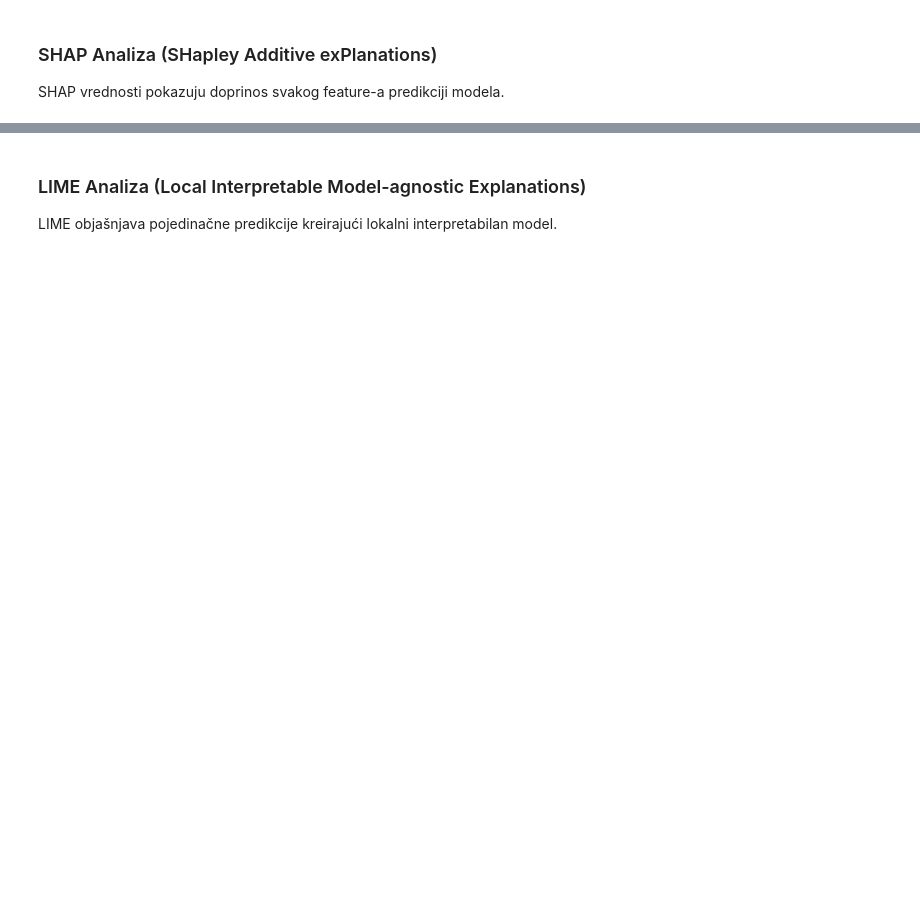
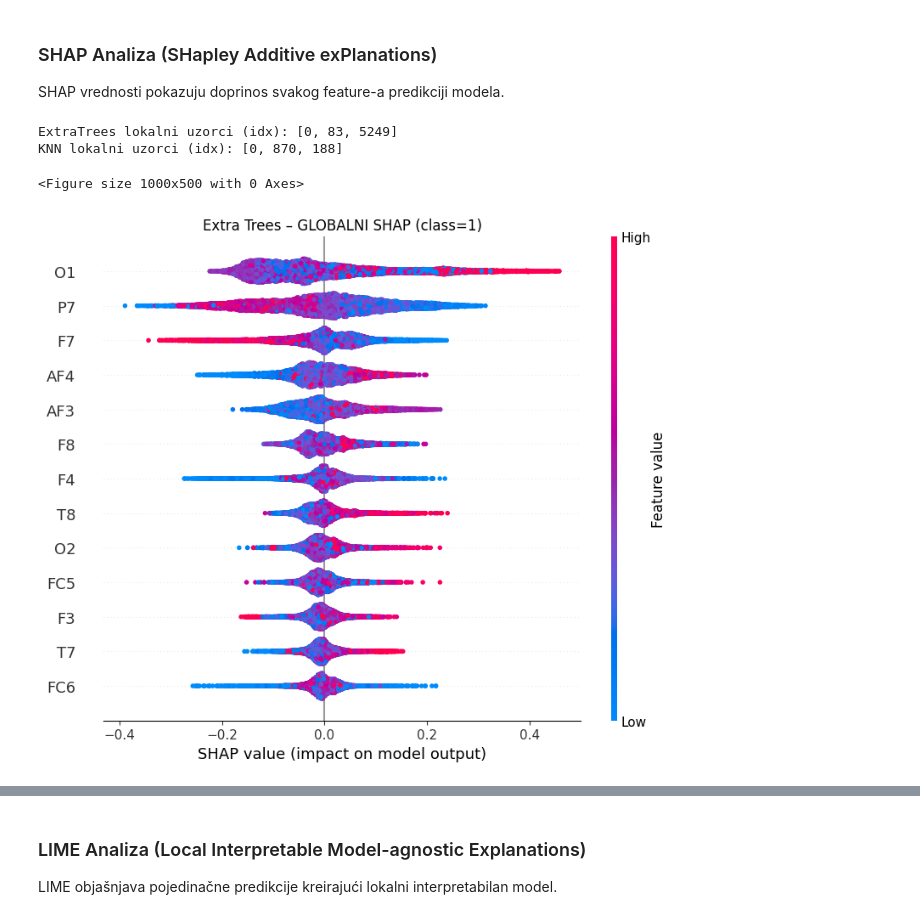
Before and after one commit to bazlooka/elfak-machine-learning, a Jupyter notebook: project 1/notebook.ipynb, the cells around one changed output, grey strips where cells are left out. Drawn from its saved outputs; the diff is of its cells as text; code cells hidden in the pictures; blank space fills up the shorter version.

Commit message:
Izmenejna optmizacija hiperparametara, shap i lime

```diff
--- a/project 1/notebook.ipynb
+++ b/project 1/notebook.ipynb
@@ -1207,3 +1249,79 @@ ValueError: All arrays must be of the same length
 ### SHAP Analiza (SHapley Additive exPlanations)
 
 SHAP vrednosti pokazuju doprinos svakog feature-a predikciji modela.
+# %%
+import numpy as np
+import pandas as pd
+import matplotlib.pyplot as plt
+import shap
+
+X_int = X_no_P8
+y_int = y
+feature_names = X_int.columns.tolist()
+knn_model = knn_best_no_sc
+
+# -------------------------
+# Izaberi 3 primera (tacan, pogresan ako postoji, na granici)
+# -------------------------
+def pick_cases(estimator, X, y):
+    y_pred = estimator.predict(X)
+
+    correct_candidates = np.where(y_pred == y)[0]
+    correct_idx = int(correct_candidates[0]) if len(correct_candidates) else 0
+
+    wrong_candidates = np.where(y_pred != y)[0]
+    wrong_idx = int(wrong_candidates[0]) if len(wrong_candidates) else correct_idx
+
+    if hasattr(estimator, "predict_proba"):
+        proba = estimator.predict_proba(X)
+        # binarna: uzmi klasu 1
+        p = proba[:, 1]
+        border_idx = int(np.argmin(np.abs(p - 0.5)))
+    else:
+        border_idx = correct_idx
+
+    return [correct_idx, wrong_idx, border_idx]
+
+idx_list_et = pick_cases(extra_trees_best, X_int, y_int)
+idx_list_knn = pick_cases(knn_model, X_int, y_int)
+
+print("ExtraTrees lokalni uzorci (idx):", idx_list_et)
+print("KNN lokalni uzorci (idx):", idx_list_knn)
+
+X_cases_et = X_int.iloc[idx_list_et]
+X_cases_knn = X_int.iloc[idx_list_knn]
+
+# =========================
+# SHAP – EXTRA TREES (klasa 1)
+# =========================
+pipe_et = extra_trees_best
+model_et = pipe_et.named_steps["model"]
+scaler_et = pipe_et.named_steps.get("scaler", None)
+
+# transformisi X ako ima scaler
+if scaler_et is not None:
+    X_et_t = pd.DataFrame(scaler_et.transform(X_int), columns=feature_names)
+    X_cases_et_t = pd.DataFrame(scaler_et.transform(X_cases_et), columns=feature_names)
+else:
+    X_et_t = X_int.copy()
+    X_cases_et_t = X_cases_et.copy()
+
+explainer_et = shap.TreeExplainer(model_et)
+shap_vals_et = explainer_et(X_et_t)
+
+# GLOBALNI SHAP (beeswarm) – SAMO klasa 1 + prikazi SVE feature-e
+plt.figure(figsize=(12, 7))
+shap.summary_plot(
+    shap_vals_et[:, :, 1],          # <-- klasa 1
+    X_et_t,
+    max_display=len(feature_names), # <-- svi feature-i
+    show=False
+)
+plt.title("Extra Trees – GLOBALNI SHAP (class=1)")
+plt.tight_layout()
+plt.show()
+# %% [output]
+ExtraTrees lokalni uzorci (idx): [0, 83, 5249]
+KNN lokalni uzorci (idx): [0, 870, 188]
+<Figure size 1000x500 with 0 Axes>
+[figure, added]
```
Also changed, not shown: parts of 4 cells of this notebook.
